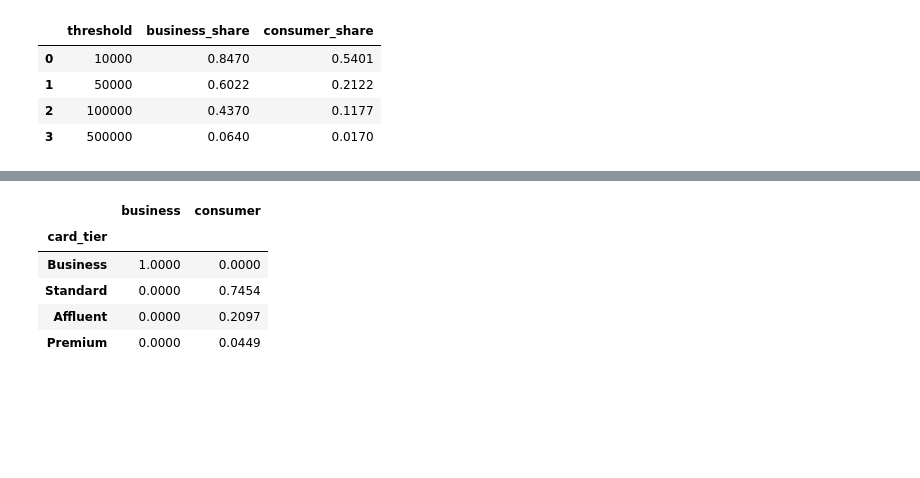
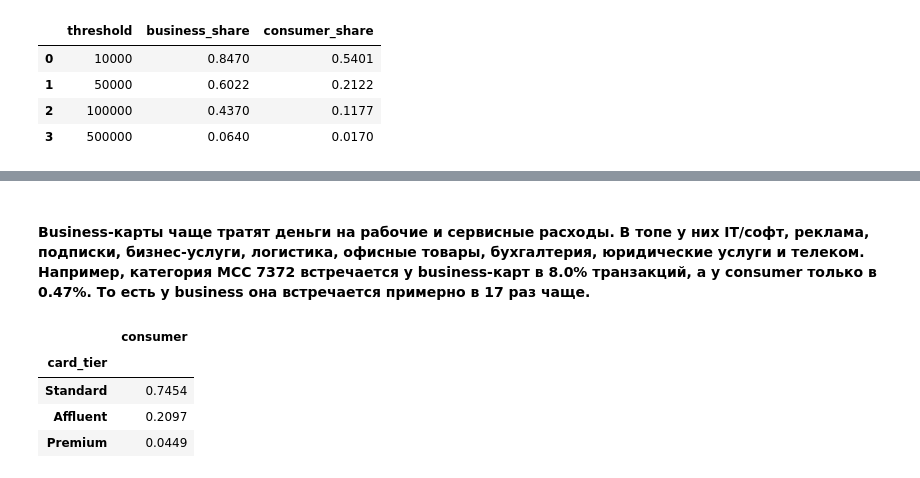
Before and after one commit to tsapuanq/MDQ, a Jupyter notebook: notebooks/eda.ipynb, the cells around one changed output, grey strips where cells are left out. Saved outputs shown, nothing was run; the diff lists cells and outputs as text; code cells hidden in the pictures; blank space fills up the shorter version.

```diff
--- a/notebooks/eda.ipynb
+++ b/notebooks/eda.ipynb
@@ -773,14 +884,16 @@ mcc_compare.sort_values("diff_pp", ascending=False).head(20)
+# %% [markdown]
+#### Business-карты чаще тратят деньги на рабочие и сервисные расходы. В топе у них IT/софт, реклама, подписки, бизнес-услуги, логистика, офисные товары, бухгалтерия, юридические услуги и телеком. Например, категория MCC 7372 встречается у business-карт в 8.0% транзакций, а у consumer только в 0.47%. То есть у business она встречается примерно в 17 раз чаще.
 # %%
 tier_compare = pd.concat([
-    business_m["card_tier"].value_counts(normalize=True).rename("business"),
+
+
     consumer_m["card_tier"].value_counts(normalize=True).rename("consumer")
 ], axis=1).fillna(0)
 
 tier_compare
 # %% [output]
-|  | business | consumer |
-| card_tier |  |  |
-| Business | 1.0000 | 0.0000 |
-| Standard | 0.0000 | 0.7454 |
-| Affluent | 0.0000 | 0.2097 |
-| Premium | 0.0000 | 0.0449 |
+|  | consumer |
+| card_tier |  |
+| Standard | 0.7454 |
+| Affluent | 0.2097 |
+| Premium | 0.0449 |
```
Also changed, not shown: parts of 20 cells of this notebook, 2 other files.
